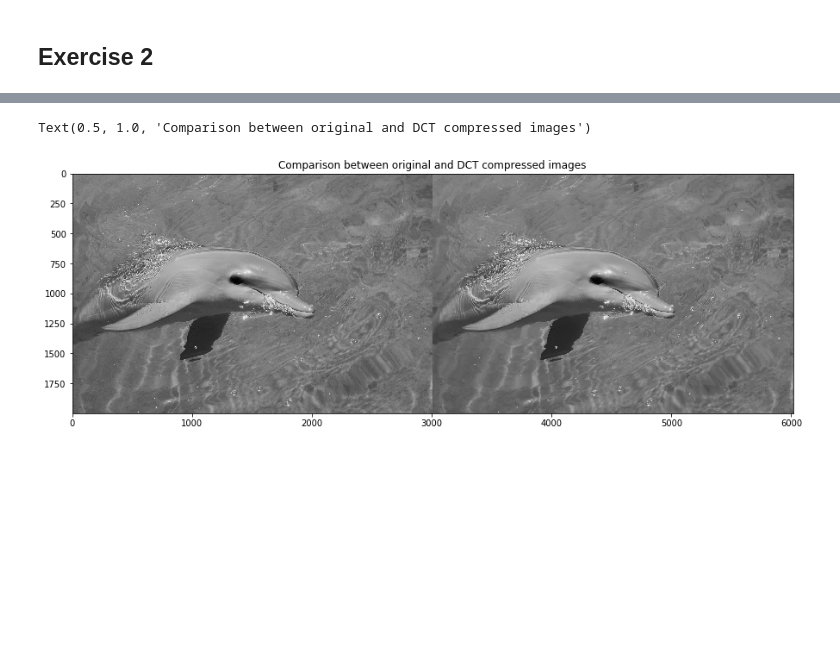
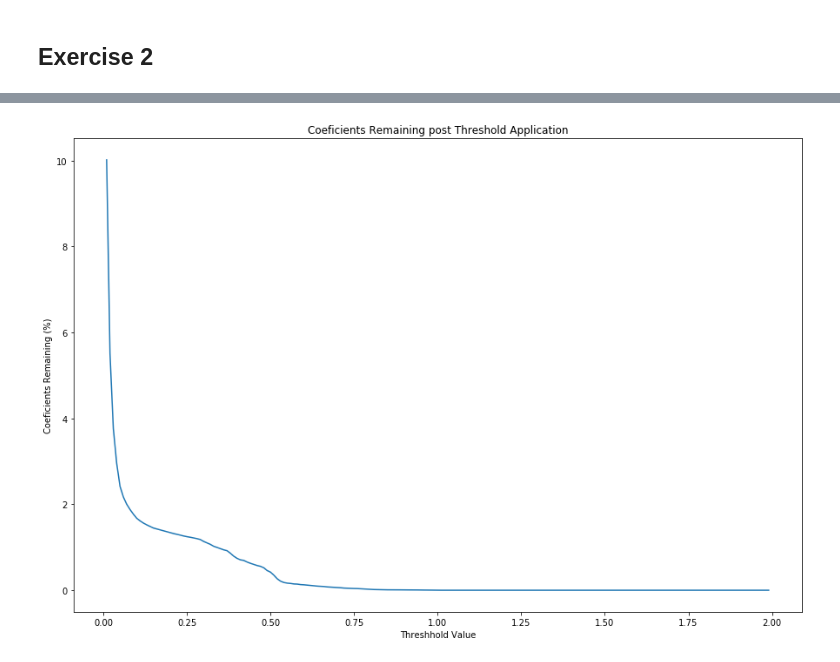
Before and after one commit to S010MON/image-processing, a Jupyter notebook: project2/6252320-Debnath_proj2.ipynb, the cells around one changed output, grey strips where cells are left out. Cells and saved outputs as stored; diff of their text form; code cells hidden in the pictures; blank space fills up the shorter version.

```diff
--- a/project2/6252320-Debnath_proj2.ipynb
+++ b/project2/6252320-Debnath_proj2.ipynb
@@ -99,14 +92,21 @@ Keeping only 2.974601% of the DCT coefficients
-# %%
-img_dct = np.zeros(imsize)
-
-for i in r_[:imsize[0]:8]:
-    for j in r_[:imsize[1]:8]:
-        img_dct[i:(i+8),j:(j+8)] = idct2( dct_thresh[i:(i+8),j:(j+8)] )
-
-
-plt.figure(figsize=(15,15))
-plt.imshow( np.hstack( (img, img_dct) ) ,cmap='gray')
-plt.title("Comparison between original and DCT compressed images" )
-# %% [output]
-Text(0.5, 1.0, 'Comparison between original and DCT compressed images')
-[figure, removed]
+# %%
+x = [x * 0.01 for x in range(1, 100)]
+thresholds = {}
+coeficients = {}
+
+for key in x:
+    thresholds[key] = dct * (abs(dct) > (key * np.max(dct)))
+    coeficients[key] = 100 * np.sum(thresholds[key] != 0.0 ) / (img.shape[0] * img.shape[1] * 1.0)
+
+
+# keys = list(thresholds.keys())
+# imgs = list(thresholds.values())
+# display(imgs, keys, cmap='gray', figsize=(15,25))
+# %%
+plt.figure(figsize=(15,10))
+plt.plot(list(coeficients.keys()), list(coeficients.values()))
+plt.title('Coeficients Remaining post Threshold Application')
+plt.xlabel('Threshhold Value')
+plt.ylabel('Coeficients Remaining (%)');
+# %% [output]
+[figure, added]
```
Also changed, not shown: parts of 9 cells of this notebook, 1 other file.
